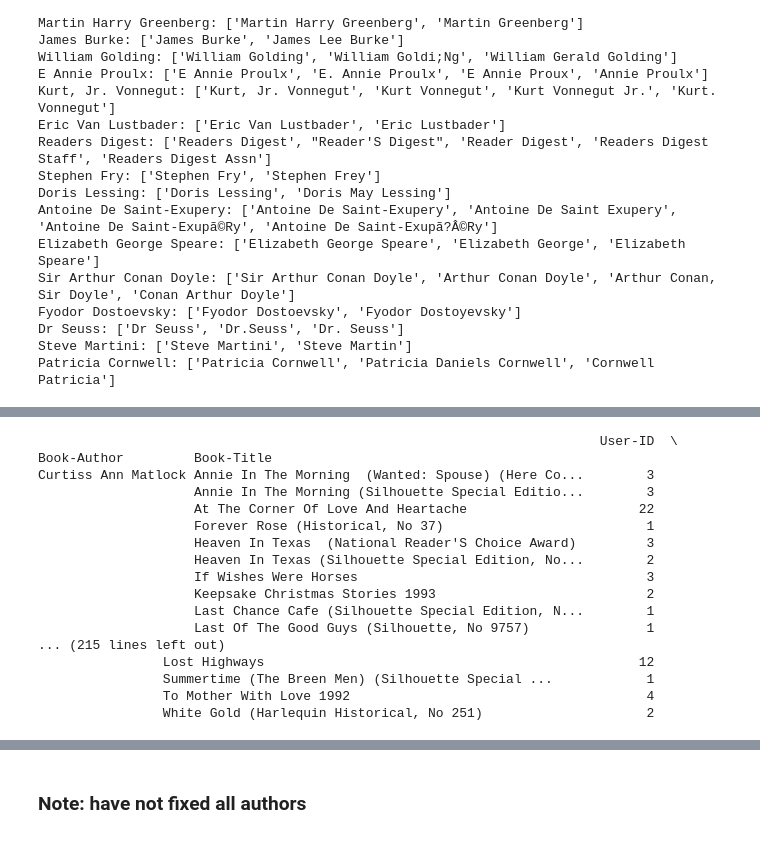
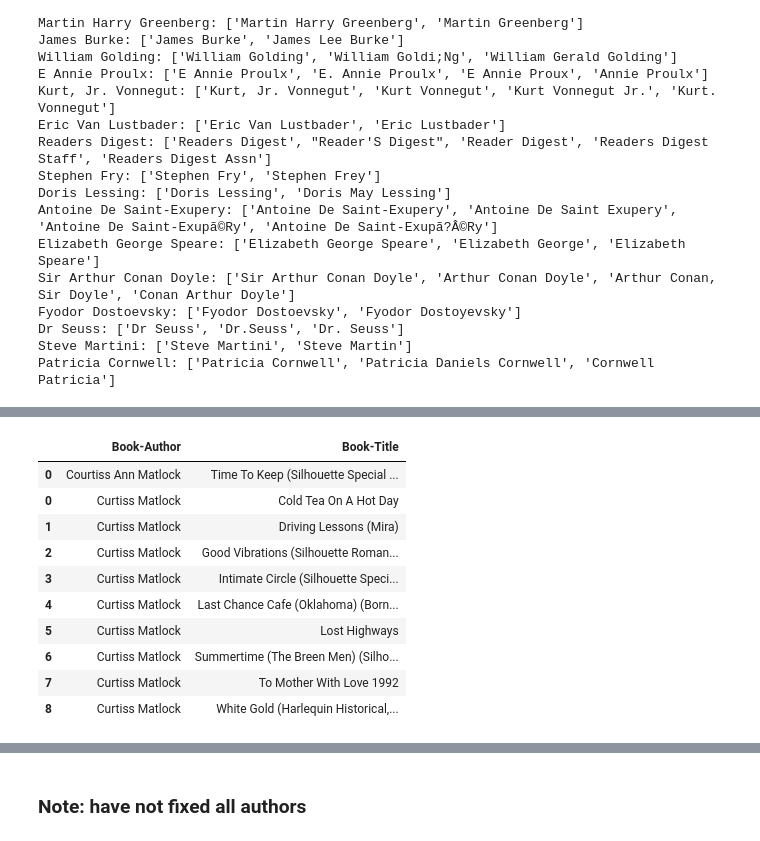
Before and after one commit to stephanielabelle/book_recommender, a Jupyter notebook: book_recommender.ipynb, the cells around one changed output, grey strips where cells are left out. Cells and saved outputs as stored; diff of their text form; code cells hidden in the pictures.

```diff
--- a/book_recommender.ipynb
+++ b/book_recommender.ipynb
@@ -373,23 +377,24 @@ df_ratings_books = replaceauth(correctname, list, df_ratings_books)
 # %%
-list = ['Curtiss Ann Matlock', 'Courtiss Ann Matlock', 'Curtiss Matlock']
-for name in list:
-    print(df_ratings_books.loc[df_ratings_books["Book-Author"] == name,:].groupby(['Book-Author',"Book-Title"]).count())
+correctname = "Curtiss Ann Matlock"
+namelist = ['Curtiss Ann Matlock', 'Courtiss Ann Matlock', 'Curtiss Matlock']
+df = pd.DataFrame()
+datalist = []
+for name in namelist:
+    list = df_ratings_books.loc[df_ratings_books["Book-Author"] == name,['Book-Author','Book-Title']].groupby(['Book-Author',"Book-Title"]).count().reset_index()
+    datalist.append(list)
+df = pd.concat(datalist)
+df = df[df['Book-Author'] != correctname]
+df
 # %% [output]
-                                                                        User-ID  \
-Book-Author         Book-Title
-Curtiss Ann Matlock Annie In The Morning  (Wanted: Spouse) (Here Co...        3
-                    Annie In The Morning (Silhouette Special Editio...        3
-                    At The Corner Of Love And Heartache                      22
-                    Forever Rose (Historical, No 37)                          1
-                    Heaven In Texas  (National Reader'S Choice Award)         3
-                    Heaven In Texas (Silhouette Special Edition, No...        2
-                    If Wishes Were Horses                                     3
-                    Keepsake Christmas Stories 1993                           2
-                    Last Chance Cafe (Silhouette Special Edition, N...        1
-                    Last Of The Good Guys (Silhouette, No 9757)               1
-... (215 lines left out)
-                Lost Highways                                                12
-                Summertime (The Breen Men) (Silhouette Special ...            1
-                To Mother With Love 1992                                      4
-                White Gold (Harlequin Historical, No 251)                     2
+|  | Book-Author | Book-Title |
+| 0 | Courtiss Ann Matlock | Time To Keep (Silhouette Special ... |
+| 0 | Curtiss Matlock | Cold Tea On A Hot Day |
+| 1 | Curtiss Matlock | Driving Lessons (Mira) |
+| 2 | Curtiss Matlock | Good Vibrations (Silhouette Roman... |
+| 3 | Curtiss Matlock | Intimate Circle (Silhouette Speci... |
+| 4 | Curtiss Matlock | Last Chance Cafe (Oklahoma) (Born... |
+| 5 | Curtiss Matlock | Lost Highways |
+| 6 | Curtiss Matlock | Summertime (The Breen Men) (Silho... |
+| 7 | Curtiss Matlock | To Mother With Love 1992 |
+| 8 | Curtiss Matlock | White Gold (Harlequin Historical,... |
 # %%
```
Also changed, not shown: parts of 28 cells of this notebook.
